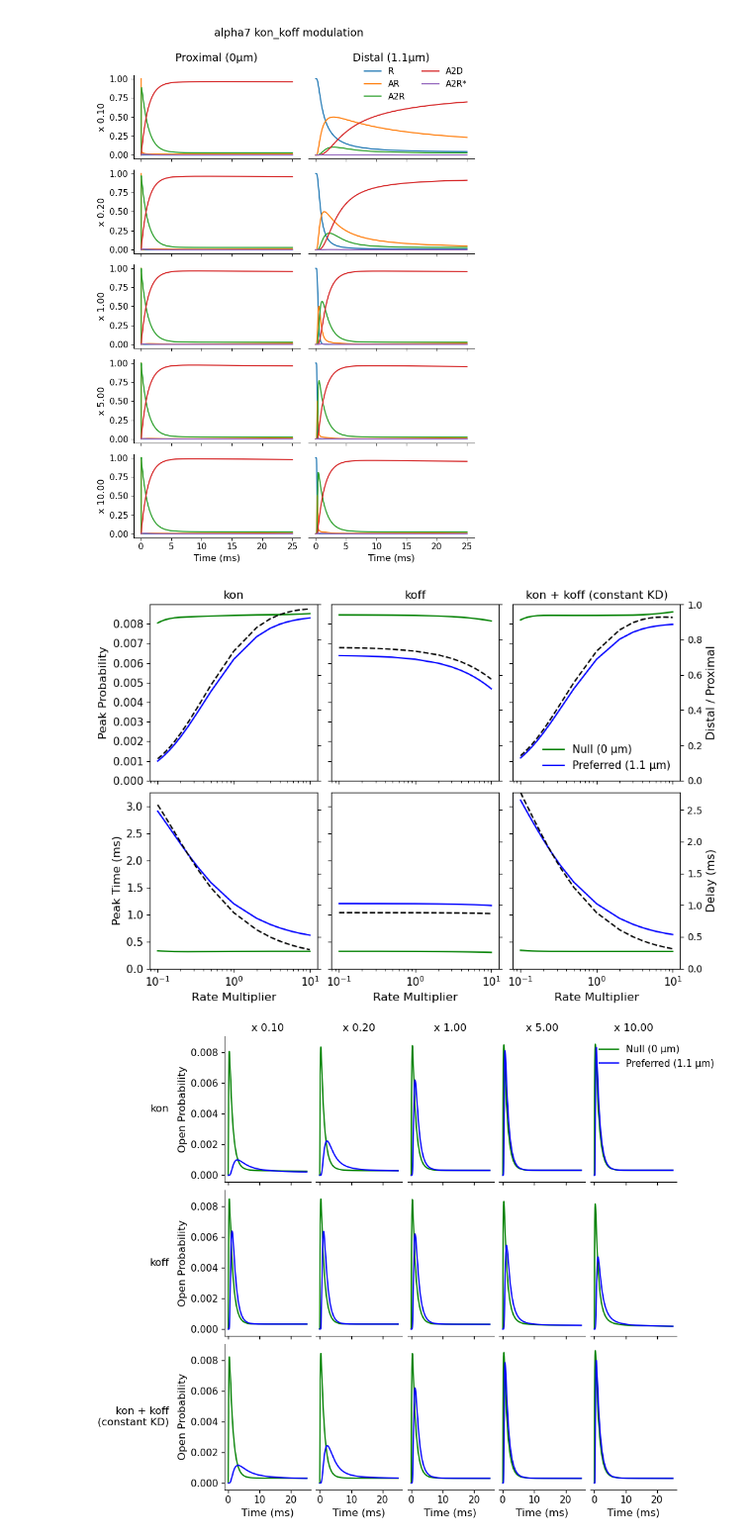
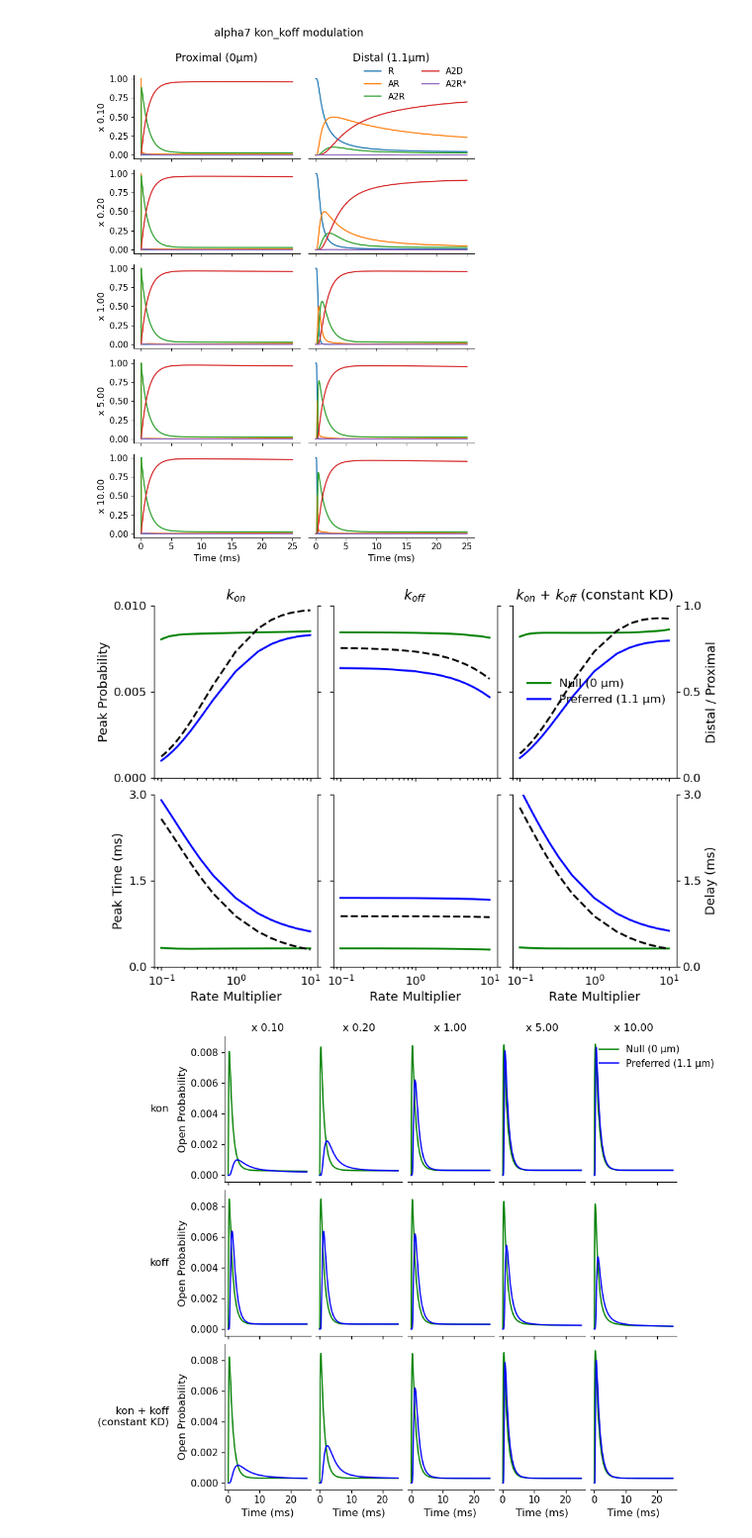
Before and after one commit to geoffder/kinetics, a Jupyter notebook: thesis_figs.ipynb, the cells around one changed output. Shown at 99% size. Drawn from its saved outputs; the diff is of its cells as text; code cells hidden in the pictures.

```diff
--- a/thesis_figs.ipynb
+++ b/thesis_figs.ipynb
@@ -262,6 +282,7 @@ else:
 dist_over_prox = True
 prox_lbl, prox_clr = "Null (0 μm)", "green"
 dist_lbl, dist_clr = "Preferred (1.1 μm)", "blue"
+lw = 2
 
 k_conds = ["kon", "koff", "kon_koff"]
 ratio_lbl = "Distal / Proximal" if dist_over_prox else "Proximal / Distal"
@@ -277,48 +298,61 @@ max_delay = max(map(np.max, binding_delays.values()))
 
 for i, k in enumerate(k_conds):
     metrics = mod_run[k]["metrics"]
-    binding_metrics_ax[0][i].plot(multis, metrics["prox"]["peak"], c=prox_clr, label=prox_lbl)
-    binding_metrics_ax[0][i].plot(multis, metrics["distal"]["peak"], c=dist_clr, label=dist_lbl)
-    title = "kon + koff (constant KD)" if k == "kon_koff" else k
-    binding_metrics_ax[0][i].set_title(title)
+    binding_metrics_ax[0][i].plot(multis, metrics["prox"]["peak"], c=prox_clr, linewidth=lw, label=prox_lbl)
+    binding_metrics_ax[0][i].plot(multis, metrics["distal"]["peak"], c=dist_clr, linewidth=lw, label=dist_lbl)
+    title = "$k_{on}$ + $k_{off}$ (constant KD)" if k == "kon_koff" else ("$k_{%s}$" % k[1:])
+    binding_metrics_ax[0][i].set_title(title, fontsize=14)
 
     ratio = (
         (metrics["distal"]["peak"] / metrics["prox"]["peak"])
         if dist_over_prox
         else (metrics["prox"]["peak"] / metrics["distal"]["peak"])
     )
-    binding_metrics_axr[0][i].plot(multis, ratio, c="black", linestyle="--")
+    binding_metrics_axr[0][i].plot(multis, ratio, c="black", linewidth=lw, linestyle="--")
     binding_metrics_axr[0][i].set_ylim(0, 1 if dist_over_prox else None)
 
-    binding_metrics_ax[1][i].plot(multis, metrics["prox"]["peak_time"], c=prox_clr)
-    binding_metrics_ax[1][i].plot(multis, metrics["distal"]["peak_time"], c=dist_clr)
-    binding_metrics_axr[1][i].plot(multis, binding_delays[k], c="black", linestyle="--")
+    binding_metrics_ax[1][i].plot(multis, metrics["prox"]["peak_time"], c=prox_clr, linewidth=lw)
+    binding_metrics_ax[1][i].plot(multis, metrics["distal"]["peak_time"], c=dist_clr, linewidth=lw)
+    binding_metrics_axr[1][i].plot(multis, binding_delays[k], c="black", linestyle="--", linewidth=lw)
     binding_metrics_axr[1][i].set_ylim(0, max_delay)
 
     binding_metrics_ax[1][i].set_xscale("log")
-    binding_metrics_ax[1][i].set_xlabel("Rate Multiplier", fontsize=12)
+    binding_metrics_ax[1][i].set_xlabel("Rate Multiplier", fontsize=13)
 
 for row in binding_metrics_ax:
     for a in row:
         for ticks in a.get_xticklabels() + a.get_yticklabels():
             ticks.set_fontsize(11)
 
 for row in binding_metrics_axr:
     for a in row[:-1]:
         a.set_yticklabels([])
         # a.sharey(row[-1])
 
-binding_metrics_ax[0][0].set_ylim(0)
-binding_metrics_ax[1][0].set_ylim(0)
-binding_metrics_ax[0][0].set_ylabel("Peak Probability", fontsize=12)
-binding_metrics_axr[0][-1].set_ylabel(ratio_lbl, fontsize=12)
-binding_metrics_ax[1][0].set_ylabel("Peak Time (ms)", fontsize=12)
-binding_metrics_axr[1][-1].set_ylabel("Delay (ms)", fontsize=12)
-binding_metrics_ax[0][-1].legend(frameon=False, fontsize=11)
+# binding_metrics_ax[0][0].set_ylim(0)
+# binding_metrics_ax[0][0].set_yticks([0, 0.004, 0.008])
+binding_metrics_ax[0][0].set_ylim(0, 0.01)
+binding_metrics_ax[0][0].set_yticks([0, 0.005, 0.01])
+binding_metrics_ax[1][0].set_ylim(0, 3)
+binding_metrics_ax[1][0].set_yticks([0, 1.5,  3.0])
+for col in binding_metrics_axr[1]:
+    col.set_ylim(0, 3)
+    col.set_yticks([0, 1.5,  3.0])
+for col in binding_metrics_axr[0]:
+    col.set_ylim(0, 1)
+    col.set_yticks([0, 0.5,  1])
+binding_metrics_ax[0][0].set_ylabel("Peak Probability", fontsize=13)
+binding_metrics_axr[0][-1].set_ylabel(ratio_lbl, fontsize=13)
+binding_metrics_ax[1][0].set_ylabel("Peak Time (ms)", fontsize=13)
+binding_metrics_axr[1][-1].set_ylabel("Delay (ms)", fontsize=13)
+binding_metrics_ax[0][-1].legend(frameon=False, fontsize=12)
+
+clean_axes(binding_metrics_ax, ticksize=12)  # just for ticksize
+clean_axes(binding_metrics_axr, ticksize=12, remove_spines=["top"])  # just for ticksize
 binding_metrics_fig.set_layout_engine("compressed")
 
 for ext in exts:
     binding_metrics_fig.savefig(os.path.join(fig_path, "%s_binding_modulation_metrics%s" % (bldr_name, ext)), bbox_inches="tight")
 # %% [output]
-[figure, old version]
+[figure, new version]
 # %%
```
Also changed, not shown: parts of 4 cells of this notebook.
